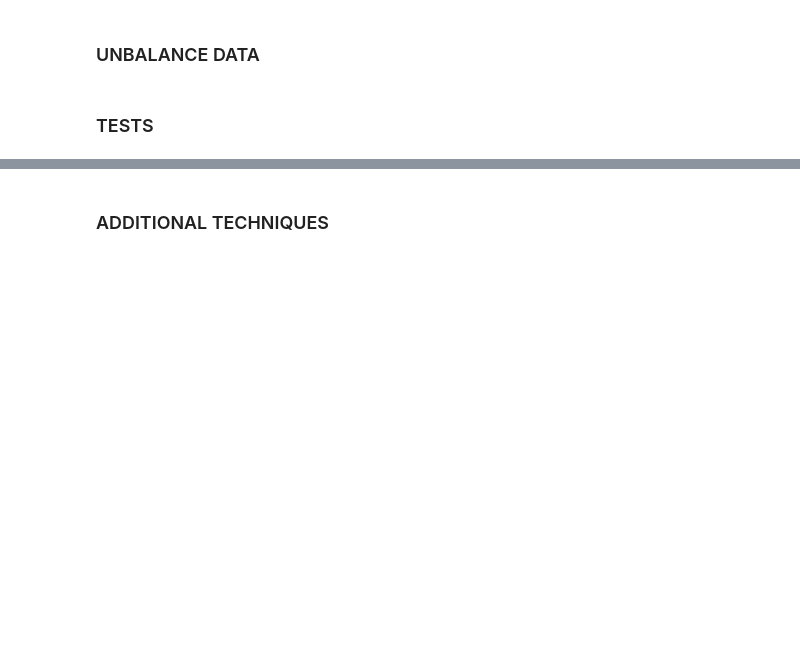
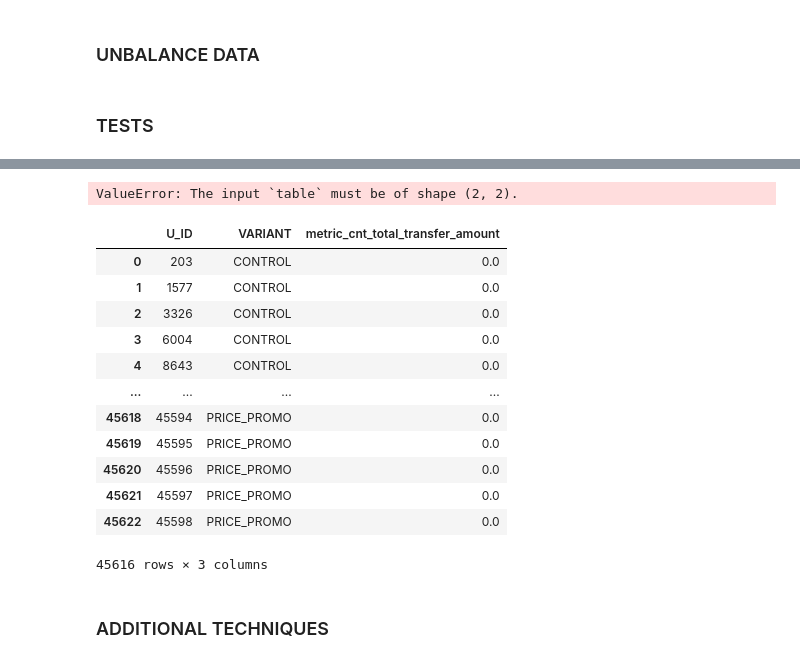
Before and after one commit to EAlmazanG/ab-test-framework, a Jupyter notebook: notebooks/ab-test_framework_template.ipynb, the cells around one changed output, grey strips where cells are left out. Saved outputs shown, nothing was run; the diff lists cells and outputs as text; code cells hidden in the pictures; blank space fills up the shorter version.

Commit message:
start testing tests

```diff
--- a/notebooks/ab-test_framework_template.ipynb
+++ b/notebooks/ab-test_framework_template.ipynb
@@ -545,9 +546,3 @@ is_strong_outlier_effect: True
 
 ---------------------- TEST SELECTION ----------------------
 {'use_mann_whitney_u_test': True, 'use_bayesian_test': True}
-# %%
-print_title('TEST VARIABLES', 60)
-ab_test_config = configure_ab_test(metric_type, is_equal_variance, True, 3, 3, sample_sizes, is_strong_outlier_effect)
-print('\n')
-print_title('TEST SELECTION', 60)
-print({key: value for key, value in ab_test_config.items() if value})
@@ -692,3 +671,7 @@ def run_post_hoc_tests(test_config, df, variant_column, metric_column):
         results["bonferroni_correction"] = apply_bonferroni_correction(df, variant_column, metric_column)
 
     return results
+# %%
+#ab_test_config['use_mann_whitney_u_test'] = False
+ab_test_config['use_fisher_exact_test'] = True
+ab_test_config
@@ -695,3 +696,23 @@ def run_post_hoc_tests(test_config, df, variant_column, metric_column):
+# %%
+run_ab_tests(ab_test_config, selected_df, variant_column, metric_column)
+# %% [output]
+ValueError: The input `table` must be of shape (2, 2).
+# %%
+selected_df
+# %% [output]
+|  | U_ID | VARIANT | metric_cnt_total_transfer_amount |
+| 0 | 203 | CONTROL | 0.0 |
+| 1 | 1577 | CONTROL | 0.0 |
+| 2 | 3326 | CONTROL | 0.0 |
+| 3 | 6004 | CONTROL | 0.0 |
+| 4 | 8643 | CONTROL | 0.0 |
+| ... | ... | ... | ... |
+| 45618 | 45594 | PRICE_PROMO | 0.0 |
+| 45619 | 45595 | PRICE_PROMO | 0.0 |
+| 45620 | 45596 | PRICE_PROMO | 0.0 |
+| 45621 | 45597 | PRICE_PROMO | 0.0 |
+| 45622 | 45598 | PRICE_PROMO | 0.0 |
+45616 rows × 3 columns
 # %% [markdown]
 ### ADDITIONAL TECHNIQUES
 # %% [markdown]
```
Also changed, not shown: parts of 4 cells of this notebook.
